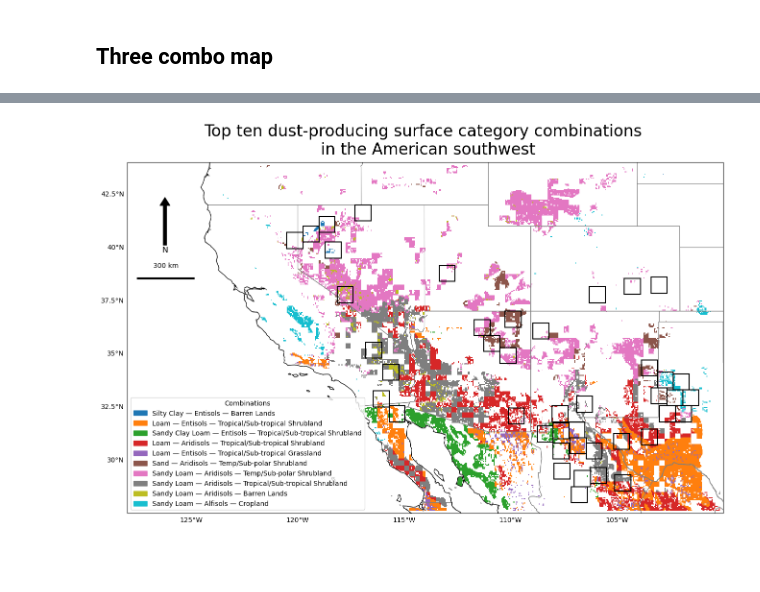
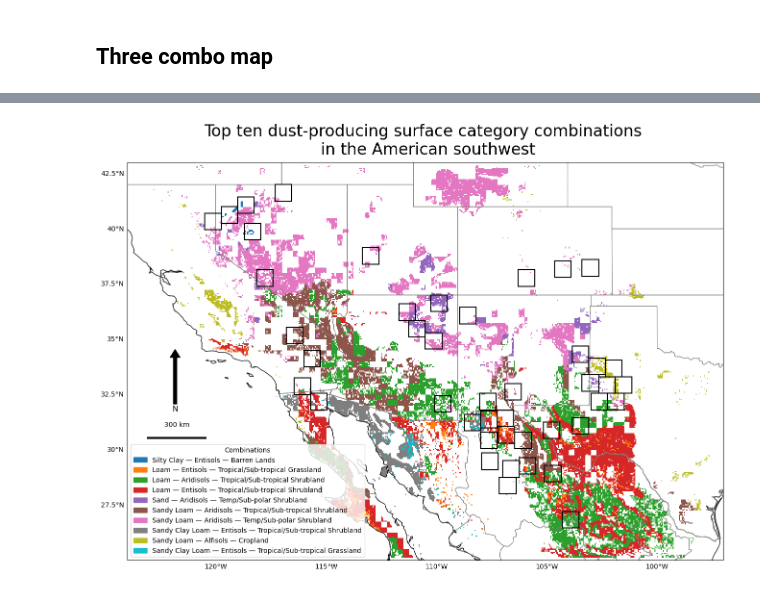
Before and after one commit to jesseturner/WLDAS_Analysis, a Jupyter notebook: ANALYSIS_map_figures.ipynb, the cells around one changed output, grey strips where cells are left out. Saved outputs shown, nothing was run; the diff lists cells and outputs as text; code cells hidden in the pictures; blank space fills up the shorter version.

```diff
--- a/ANALYSIS_map_figures.ipynb
+++ b/ANALYSIS_map_figures.ipynb
@@ -15,7 +15,7 @@ from pyproj import CRS, Transformer
 import os
 import rasterio
 # %%
-dust_points_vars = pd.read_csv("DATA/processed/3_dust_points_vars_2026-05-15.csv")
+dust_points_vars = pd.read_csv("DATA/processed/3_dust_points_vars_2026-05-21.csv")
 location_name = "American Southwest"
 # %%
 def add_squares_to_plot(ax, color="white", linewidth=3):
@@ -508,7 +510,7 @@ plt.show()
 # %% [markdown]
 ## Three combo map
 # %%
-combo_three_ds = xr.open_dataset("DATA/processed/7_surface_combo_dust_2026-05-20.nc")
+combo_three_ds = xr.open_dataset("DATA/processed/7_surface_combo_dust_2026-05-21.nc")
 # %%
 #--- Apply dictionaries to get the category names
 
@@ -616,8 +618,10 @@ mesh = ax.pcolormesh(
 
 
 add_squares_to_plot(ax, color="black", linewidth=1.5)
-add_north_arrow(ax)
-add_scale_bar(ax, location=(0.24, 0.63))
+# add_north_arrow(ax)
+# add_scale_bar(ax, location=(0.24, 0.63))
+add_north_arrow(ax, location=(0.08, 0.53))
+add_scale_bar(ax, location=(0.25, 0.39))
 
 ax.set_title("Top ten dust-producing surface category combinations \n in the American southwest", fontsize=24, pad=12)
 
@@ -628,31 +632,31 @@ ax.add_feature(cfeature.COASTLINE, linewidth=0.8, zorder=4)
 ax.add_feature(cfeature.BORDERS, linewidth=0.8, edgecolor="grey")
 min_lat, max_lat, min_lon, max_lon = common_functions._get_coords_for_region(location_name)
 ax.set_extent([min_lon, max_lon, min_lat, max_lat], crs=ccrs.PlateCarree())
 gl = ax.gridlines(draw_labels=True, linewidth=0, color='gray', alpha=0.7)
 gl.top_labels = False
 gl.right_labels = False
 
 legend_handles = [
     Patch(
         color=id_to_color[row["combo_id"]],
         label=(
             f"{row['texture']} — "
             f"{row['soil_order']} — "
             f"{row['surface_cover']}"
         )
     )
     for _, row in top_10_df.iterrows()
 ]
 
 ax.legend(
     handles=legend_handles,
     title="Combinations",
     loc="lower left",
     frameon=True
 )
 
 plt.savefig(f"plots/6_combination_map.png",
             dpi=600, bbox_inches='tight')
 plt.show()
 # %% [output]
-[figure, old version]
+[figure, new version]
```
Also changed, not shown: parts of 6 cells of this notebook, 10 other files.
